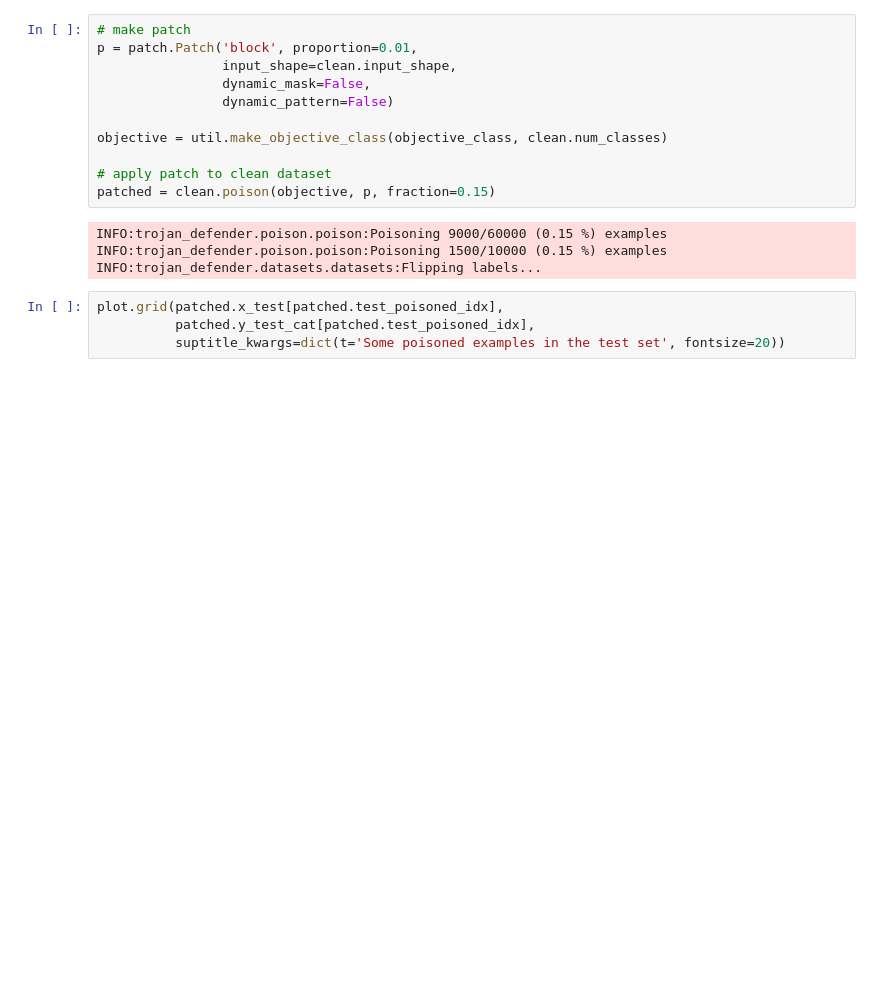
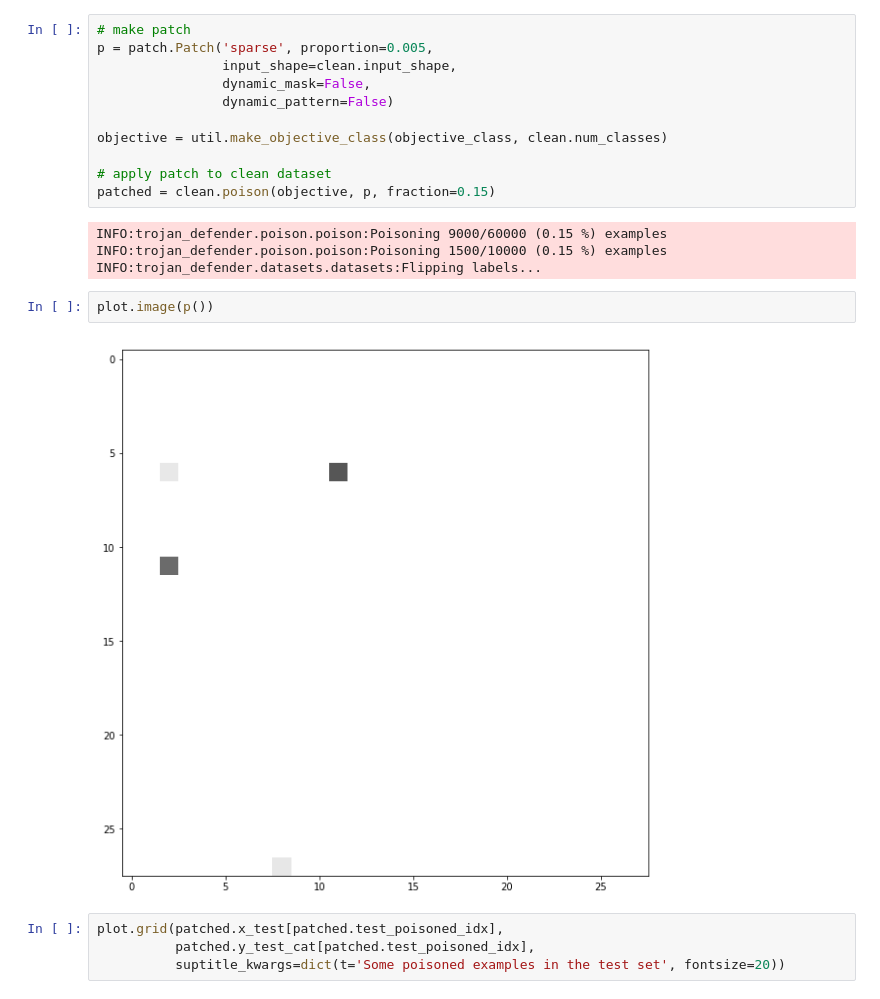
Before and after one commit to edublancas/trojan-defender, a Jupyter notebook: experiments/full-pipeline.ipynb, the cells around one changed output. Cells and saved outputs as stored; diff of their text form; blank space fills up the shorter version.

```diff
--- a/experiments/full-pipeline.ipynb
+++ b/experiments/full-pipeline.ipynb
@@ -68,7 +70,7 @@ INFO:trojan_defender.log.log:Metrics: {'accuracy_score': 0.9864}
 INFO:trojan_defender.log.log:Experiment logged in /home/Edu/data/28-Apr-2018@22-42-50
 # %%
 # make patch
-p = patch.Patch('block', proportion=0.01,
+p = patch.Patch('sparse', proportion=0.005,
                 input_shape=clean.input_shape,
                 dynamic_mask=False,
                 dynamic_pattern=False)
@@ -81,6 +83,10 @@ patched = clean.poison(objective, p, fraction=0.15)
 INFO:trojan_defender.poison.poison:Poisoning 9000/60000 (0.15 %) examples
 INFO:trojan_defender.poison.poison:Poisoning 1500/10000 (0.15 %) examples
 INFO:trojan_defender.datasets.datasets:Flipping labels...
+# %%
+plot.image(p())
+# %% [output]
+[figure, added]
 # %%
 plot.grid(patched.x_test[patched.test_poisoned_idx],
           patched.y_test_cat[patched.test_poisoned_idx],
```
Also changed, not shown: parts of 2 cells of this notebook, 4 other files.
